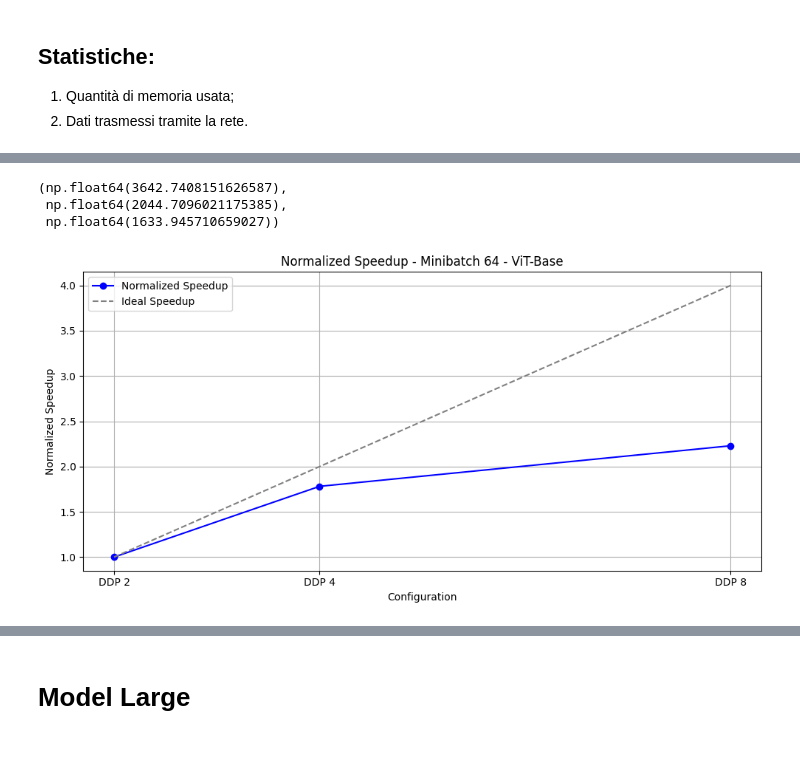
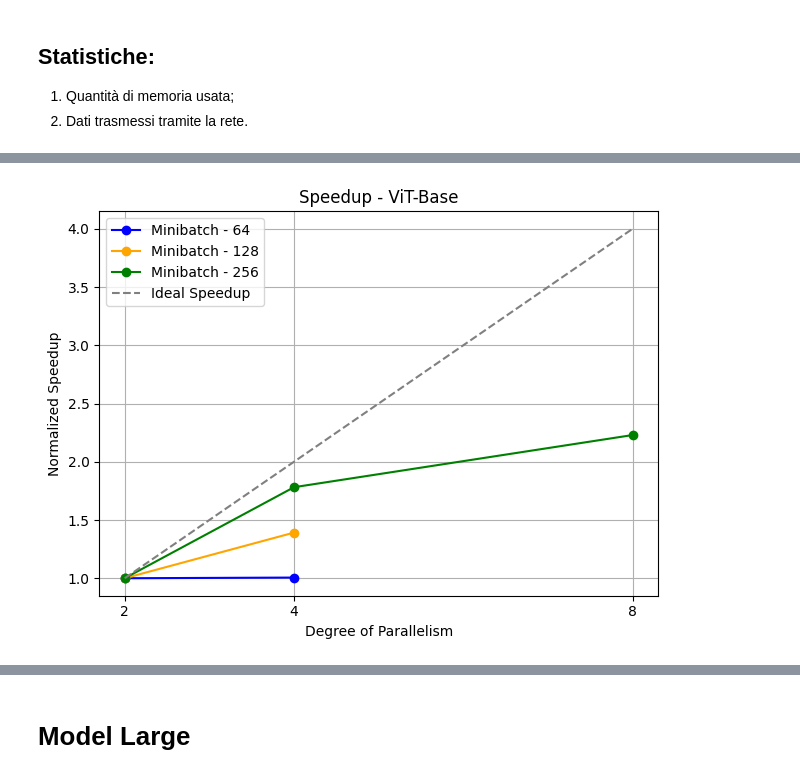
Before and after one commit to JacopoRaffi/Master_Thesis, a Jupyter notebook: analysis/ddp.ipynb, the cells around one changed output, grey strips where cells are left out. Drawn from its saved outputs; the diff is of its cells as text; code cells hidden in the pictures; blank space fills up the shorter version.

Commit message:
add some speedup plot

```diff
--- a/analysis/ddp.ipynb
+++ b/analysis/ddp.ipynb
@@ -128,4 +19,17 @@ plt.legend()
 # %%
+ddp_2_64 = pd.read_csv("../log/rank_0_synch_ddp_2_minibatch_64_vit-base-patch16-224-in21k_model.csv")
+ddp_4_64 = pd.read_csv("../log/rank_0_synch_ddp_4_minibatch_64_vit-base-patch16-224-in21k_model.csv")
+
+ddp_2 = ddp_2_64[ddp_2_64["phase"] == "train"]
+ddp_4_64 = ddp_4_64[ddp_4_64["phase"] == "train"]
+
+ddp_2_128 = pd.read_csv("../log/rank_0_synch_ddp_2_minibatch_128_vit-base-patch16-224-in21k_model.csv")
+ddp_4_128 = pd.read_csv("../log/rank_0_synch_ddp_4_minibatch_128_vit-base-patch16-224-in21k_model.csv")
+
+ddp_2_128 = ddp_2_128[ddp_2_128["phase"] == "train"]
+ddp_4_128 = ddp_4_128[ddp_4_128["phase"] == "train"]
+
+
 ddp_2 = pd.read_csv("../log/rank_0_synch_ddp_2_minibatch_256_vit-base-patch16-224-in21k_model.csv")
 ddp_4 = pd.read_csv("../log/rank_0_synch_ddp_4_minibatch_256_vit-base-patch16-224-in21k_model.csv")
 ddp_8 = pd.read_csv("../log/rank_0_synch_ddp_8_minibatch_256_vit-base-patch16-224-in21k_model.csv")
@@ -133,7 +37,3 @@ ddp_8 = pd.read_csv("../log/rank_0_synch_ddp_8_minibatch_256_vit-base-patch16-22
 ddp_2 = ddp_2[ddp_2["phase"] == "train"]
 ddp_4 = ddp_4[ddp_4["phase"] == "train"]
 ddp_8 = ddp_8[ddp_8["phase"] == "train"]
-
-ddp_2["minibatch_time"] = ddp_2["forward_time"] + ddp_2["backward_time"]
-ddp_4["minibatch_time"] = ddp_4["forward_time"] + ddp_4["backward_time"]
-ddp_8["minibatch_time"] = ddp_8["forward_time"] + ddp_8["backward_time"]
@@ -176,37 +40,8 @@ ddp_8.describe()
-# %%
-ddp_2["minibatch_time"].sum() , ddp_4["minibatch_time"].sum(), ddp_8["minibatch_time"].sum()
-# %% [output]
-(np.float64(3642.7408151626587),
- np.float64(2044.7096021175385),
- np.float64(1633.945710659027))
 # %%
-base = ddp_2["minibatch_time"].sum()  # DDP 2 is the baseline
+plot_speedup([ddp_2_64, ddp_4_64], "Speedup - ViT-Base", "Minibatch - 64", color='blue', plot_ideal=False)
+plot_speedup([ddp_2_128, ddp_4_128], "Speedup - ViT-Base", "Minibatch - 128", color='orange', plot_ideal=False)
+plot_speedup([ddp_2, ddp_4, ddp_8], "Speedup - ViT-Base", "Minibatch - 256", color='green', plot_ideal=True)
 
-# Compute normalized speedup (DDP 2 = 1)
-speedups = [
-    1,
-    base / ddp_4["minibatch_time"].sum(),
-    base / ddp_8["minibatch_time"].sum()
-]
-
-# Plot
-plt.figure(figsize=(10, 5))
-
-# Plot actual speedup
-plt.plot([2, 4, 8], speedups, marker='o', label="Normalized Speedup", color='blue')
-
-# Plot ideal speedup (normalized so DDP 2 = 1, then ideal doubles)
-ideal_speedup = [1, 2, 4]
-plt.plot([2, 4, 8], ideal_speedup, linestyle='--', color='gray', label="Ideal Speedup")
-
-# Configure plot
-plt.xticks([2, 4, 8], ["DDP 2", "DDP 4", "DDP 8"])
-plt.xlabel("Configuration")
-plt.ylabel("Normalized Speedup")
-plt.title("Normalized Speedup - Minibatch 64 - ViT-Base")
-plt.legend()
-plt.grid(True)
 plt.tight_layout()
-plt.show()
 # %% [output]
-[figure, old version]
+[figure, new version]
```
Also changed, not shown: parts of 24 cells of this notebook, 1 other file.
